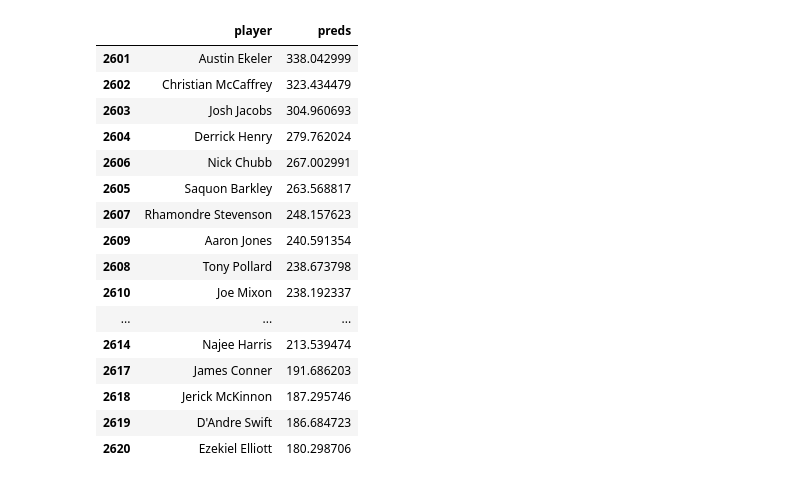
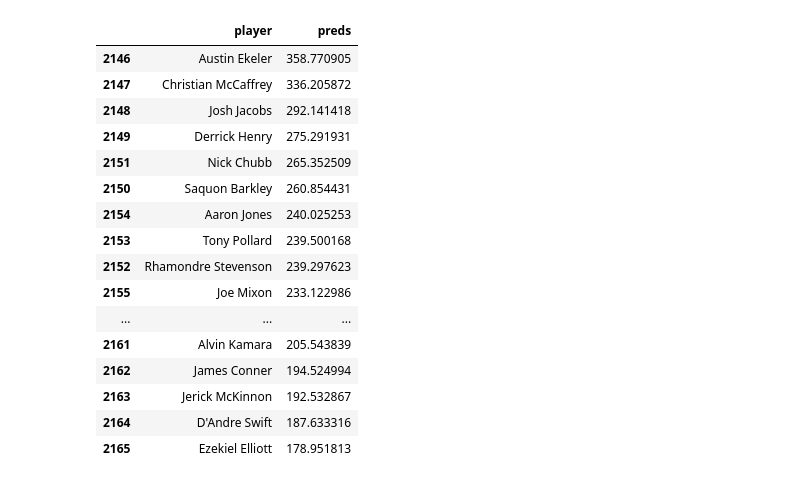
Before and after one commit to ffb-optimal-draft/ffb-draft-strategy, a Jupyter notebook: ian_modeling.ipynb, the cells around one changed output. Saved outputs shown, nothing was run; the diff lists cells and outputs as text; code cells hidden in the pictures.

```diff
--- a/ian_modeling.ipynb
+++ b/ian_modeling.ipynb
@@ -143,12 +144,12 @@ def xgb_modeling(df, cols):
     X_test = df[df['year']==2022]
 
     y_train = X_train['target']
-    X_train.drop(columns=['target', 'year'], inplace = True)
+    X_train.drop(columns=['target'], inplace = True)
 
     y_val = X_val['target']
-    X_val.drop(columns=['target', 'year'], inplace = True)
+    X_val.drop(columns=['target'], inplace = True)
 
-    X_test.drop(columns=['target','year'], inplace = True)
+    X_test.drop(columns=['target'], inplace = True)
 
     ss = StandardScaler()
 
@@ -176,7 +177,12 @@ def xgb_modeling(df, cols):
                               'xgb_val_preds':xgb_val_preds})
 
 
-    pos_2022 = pd.DataFrame({'player':X_test['player'],
+    pos_2023 = pd.DataFrame({'player':X_test['player'],
                              'preds':xgb.predict(X_test[cols])})
 
-    return preds, val_preds, pos_2022
+    val_2022 = X_val[X_val['year']==2021]
+    pos_2022 = pd.DataFrame({'player':val_2022['player'],
+                             'actual':val_2022['ppr_pts'],
+                             'preds':xgb.predict(val_2022[cols])})
+
+    return preds, val_preds, pos_2023, pos_2022
@@ -250,4 +235,4 @@ rb_df.drop(columns=['rk','team','pos','cmp','pass_att','pass_yds','pass_tds','in
 rb_df = add_target(rb_df)
 # %%
 rb_cols = ['age','g','gs','rush_att','rush_yard','y/a','rush_tds','tgt','rec','rec_yards','y/r','rec_tds','fmb',
-           'fl','rush_rec_tds','ppr_pts','pos_rank','avg_draft_pos','avg_draft_pos_ppr','adp_by_pos','round']
+           'fl','rush_rec_tds','ppr_pts','pos_rank','avg_draft_pos','avg_draft_pos_ppr','adp_by_pos','round', 'rec%']
@@ -270,5 +239,7 @@ rb_df
+# %%
+rb_df['rec%'] = round(((rb_df['rec']/rb_df['tgt'])*100),2)
 # %%
-rb_preds, rb_val_preds, rb_2022 = xgb_modeling(rb_df, rb_cols)
+rb_preds, rb_val_preds, rb_2023, rb_2022 = xgb_modeling(rb_df, rb_cols)
 # %%
 rmse(rb_preds,'baseline')
 # %% [output]
@@ -284,23 +255,23 @@ rmse(rb_val_preds,'xgb_val_preds')
 # %%
-rb_2022.sort_values('preds',ascending=False).head(20)
+rb_2023.sort_values('preds',ascending=False).head(20)
 # %% [output]
 |  | player | preds |
-| 2601 | Austin Ekeler | 338.042999 |
-| 2602 | Christian McCaffrey | 323.434479 |
-| 2603 | Josh Jacobs | 304.960693 |
-| 2604 | Derrick Henry | 279.762024 |
-| 2606 | Nick Chubb | 267.002991 |
-| 2605 | Saquon Barkley | 263.568817 |
-| 2607 | Rhamondre Stevenson | 248.157623 |
-| 2609 | Aaron Jones | 240.591354 |
-| 2608 | Tony Pollard | 238.673798 |
-| 2610 | Joe Mixon | 238.192337 |
+| 2146 | Austin Ekeler | 358.770905 |
+| 2147 | Christian McCaffrey | 336.205872 |
+| 2148 | Josh Jacobs | 292.141418 |
+| 2149 | Derrick Henry | 275.291931 |
+| 2151 | Nick Chubb | 265.352509 |
+| 2150 | Saquon Barkley | 260.854431 |
+| 2154 | Aaron Jones | 240.025253 |
+| 2153 | Tony Pollard | 239.500168 |
+| 2152 | Rhamondre Stevenson | 239.297623 |
+| 2155 | Joe Mixon | 233.122986 |
 | ... | ... | ... |
-| 2614 | Najee Harris | 213.539474 |
-| 2617 | James Conner | 191.686203 |
-| 2618 | Jerick McKinnon | 187.295746 |
-| 2619 | D'Andre Swift | 186.684723 |
-| 2620 | Ezekiel Elliott | 180.298706 |
+| 2161 | Alvin Kamara | 205.543839 |
+| 2162 | James Conner | 194.524994 |
+| 2163 | Jerick McKinnon | 192.532867 |
+| 2164 | D'Andre Swift | 187.633316 |
+| 2165 | Ezekiel Elliott | 178.951813 |
 # %%
 wr_df.drop(columns=['rk','team','pos','cmp','pass_tds','pass_att','pass_yds','int','rush_att','rush_yard','y/a','rush_tds',
                     'standard_pts','vbd'],inplace=True)
```
Also changed, not shown: parts of 38 cells of this notebook, 2 other files.
